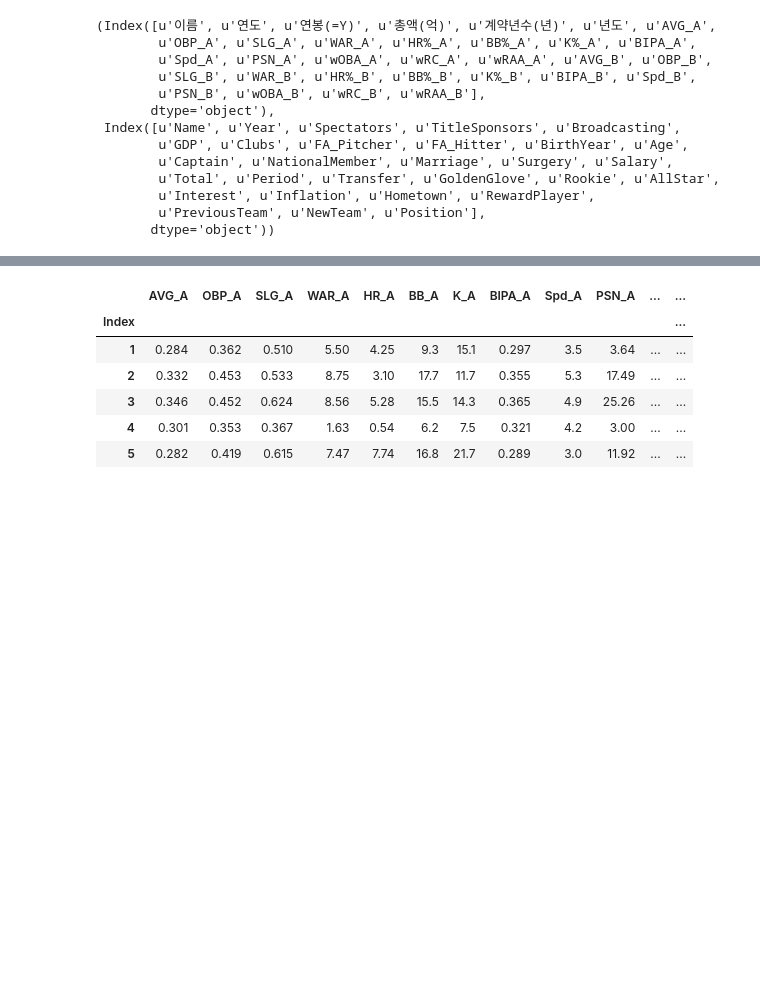
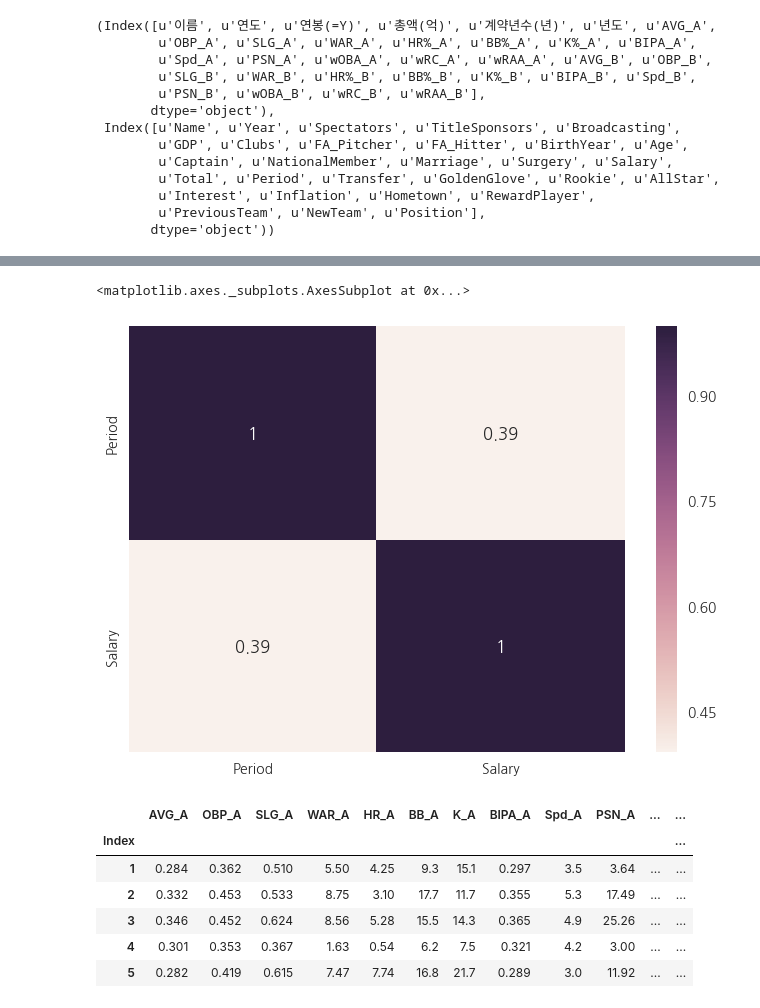
Before and after one commit to Wonheee/dss_team_project, a Jupyter notebook: Hitter_Year_OLS.ipynb, the cells around one changed output, grey strips where cells are left out. Drawn from its saved outputs; the diff is of its cells as text; code cells hidden in the pictures; blank space fills up the shorter version.

```diff
--- a/Hitter_Year_OLS.ipynb
+++ b/Hitter_Year_OLS.ipynb
@@ -42,3 +44,9 @@ sns.heatmap(cormat, annot=True)
+# %%
+cormat = df.corr()
+sns.heatmap(cormat, annot=True)
+# %% [output]
+<matplotlib.axes._subplots.AxesSubplot at 0x...>
+[figure, added]
 # %%
 # from sklearn.preprocessing import StandardScaler
 # scaler = StandardScaler()
```
Also changed, not shown: parts of 24 cells of this notebook, 4 other files.
